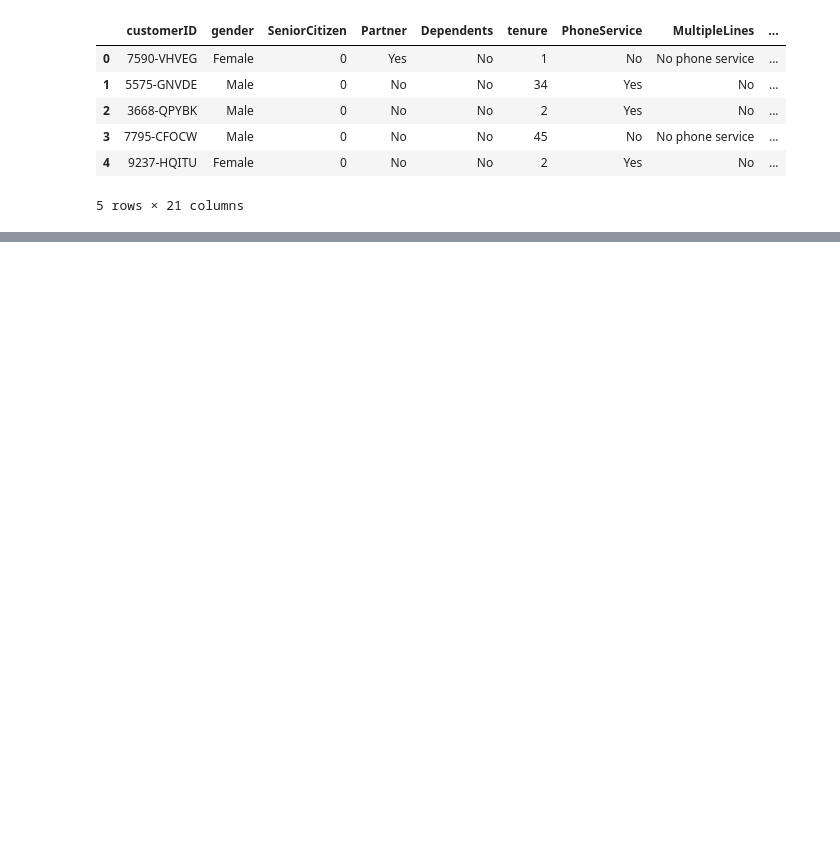
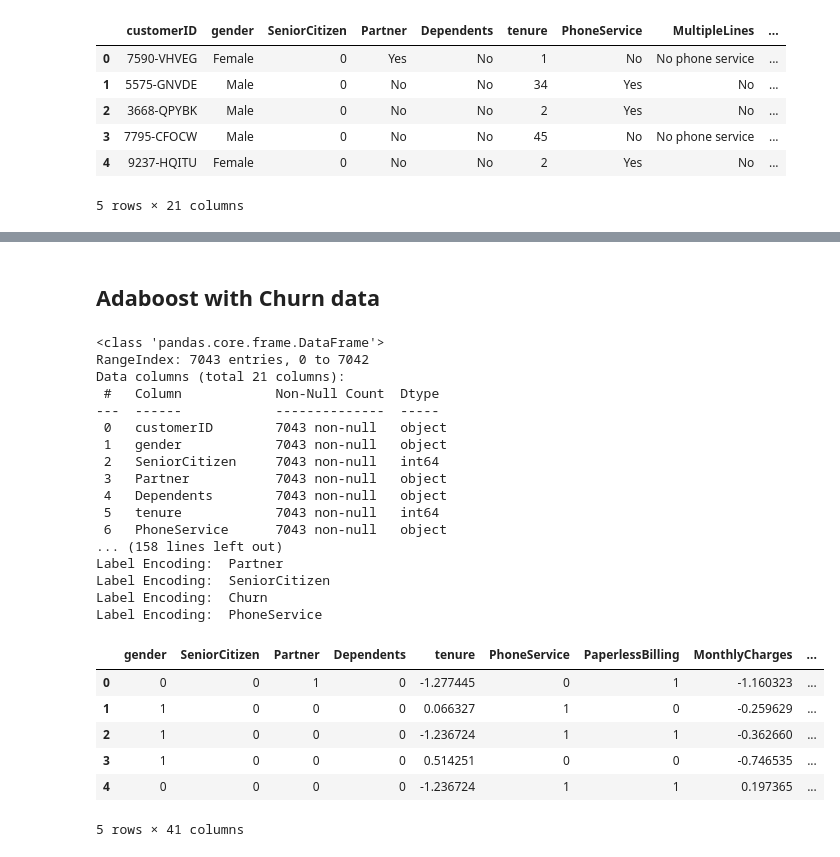
Before and after one commit to AJAkil/ML-Sessional, a Jupyter notebook: Assignment-1/exp.ipynb, the cells around one changed output, grey strips where cells are left out. Drawn from its saved outputs; the diff is of its cells as text; code cells hidden in the pictures; blank space fills up the shorter version.

```diff
--- a/Assignment-1/exp.ipynb
+++ b/Assignment-1/exp.ipynb
@@ -759,5 +759,6 @@ def get_all_cols(df):
     cat_cols = list(set(columns) - set(num_cols))
     cat_cols_with_nan = set(columns_with_nan) - set(num_cols)
     num_cols_with_nan = set(columns_with_nan) - set(cat_cols)
+    binary_cols = get_binary_col_count(df, columns)
 
-    return columns, columns_with_nan, num_cols, cat_cols, cat_cols_with_nan, num_cols_with_nan
+    return columns, columns_with_nan, num_cols, cat_cols, cat_cols_with_nan, num_cols_with_nan, binary_cols
@@ -1948,0 +2219,31 @@ def entropy(p):
+# %% [markdown]
+## Adaboost with Churn data
+# %%
+df = pd.read_csv('./data/cust_churn.csv')
+df = preprocess_churn_data(df, 'Churn')
+df.head()
+# %% [output]
+<class 'pandas.core.frame.DataFrame'>
+RangeIndex: 7043 entries, 0 to 7042
+Data columns (total 21 columns):
+ #   Column            Non-Null Count  Dtype
+---  ------            --------------  -----
+ 0   customerID        7043 non-null   object
+ 1   gender            7043 non-null   object
+ 2   SeniorCitizen     7043 non-null   int64
+ 3   Partner           7043 non-null   object
+ 4   Dependents        7043 non-null   object
+ 5   tenure            7043 non-null   int64
+ 6   PhoneService      7043 non-null   object
+... (158 lines left out)
+Label Encoding:  Partner
+Label Encoding:  SeniorCitizen
+Label Encoding:  Churn
+Label Encoding:  PhoneService
+|  | gender | SeniorCitizen | Partner | Dependents | tenure | PhoneService | PaperlessBilling | MonthlyCharges | ... |
+| 0 | 0 | 0 | 1 | 0 | -1.277445 | 0 | 1 | -1.160323 | ... |
+| 1 | 1 | 0 | 0 | 0 | 0.066327 | 1 | 0 | -0.259629 | ... |
+| 2 | 1 | 0 | 0 | 0 | -1.236724 | 1 | 1 | -0.362660 | ... |
+| 3 | 1 | 0 | 0 | 0 | 0.514251 | 0 | 0 | -0.746535 | ... |
+| 4 | 0 | 0 | 0 | 0 | -1.236724 | 1 | 1 | 0.197365 | ... |
+5 rows × 41 columns
```
Also changed, not shown: parts of 64 cells of this notebook, 1 other file.
